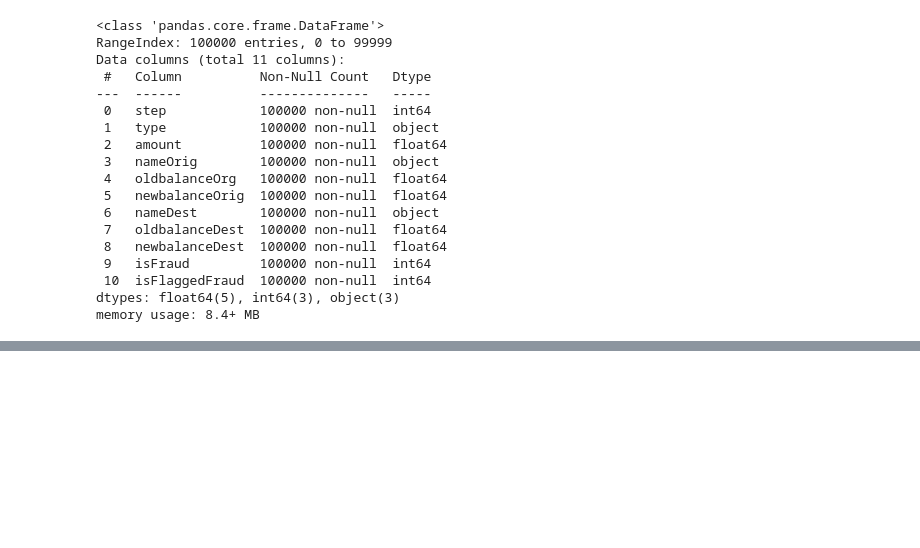
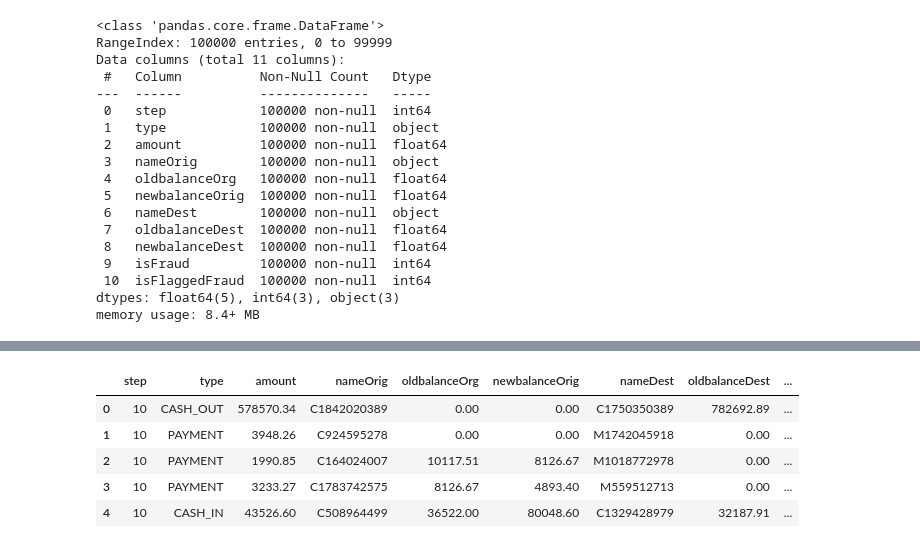
Before and after one commit to sahil82764/Fraud-Detection-in-Financial-Transactions, a Jupyter notebook: notebook/example.ipynb, the cells around one changed output, grey strips where cells are left out. Cells and saved outputs as stored; diff of their text form; code cells hidden in the pictures; blank space fills up the shorter version.

```diff
--- a/notebook/example.ipynb
+++ b/notebook/example.ipynb
@@ -50,0 +149,2 @@ DataIngestionConfig = namedtuple('DataIngestionConfig',["","",""])
+# %%
+file2 = pd.read_csv(r'C:\\Users\\Sahil Khan\\OneDrive\Desktop\AI GRAD CERT\\aidi github\AIDI 2005 - Capstone Project II\\Fraud-Detection-in-Financial-Transactions\\Data\\output_file_2.csv')
@@ -50,0 +160,9 @@ DataIngestionConfig = namedtuple('DataIngestionConfig',["","",""])
+# %%
+file2.head()
+# %% [output]
+|  | step | type | amount | nameOrig | oldbalanceOrg | newbalanceOrig | nameDest | oldbalanceDest | ... |
+| 0 | 10 | CASH_OUT | 578570.34 | C1842020389 | 0.00 | 0.00 | C1750350389 | 782692.89 | ... |
+| 1 | 10 | PAYMENT | 3948.26 | C924595278 | 0.00 | 0.00 | M1742045918 | 0.00 | ... |
+| 2 | 10 | PAYMENT | 1990.85 | C164024007 | 10117.51 | 8126.67 | M1018772978 | 0.00 | ... |
+| 3 | 10 | PAYMENT | 3233.27 | C1783742575 | 8126.67 | 4893.40 | M559512713 | 0.00 | ... |
+| 4 | 10 | CASH_IN | 43526.60 | C508964499 | 36522.00 | 80048.60 | C1329428979 | 32187.91 | ... |
```
Also changed, not shown: parts of 12 cells of this notebook, 4 other files.
